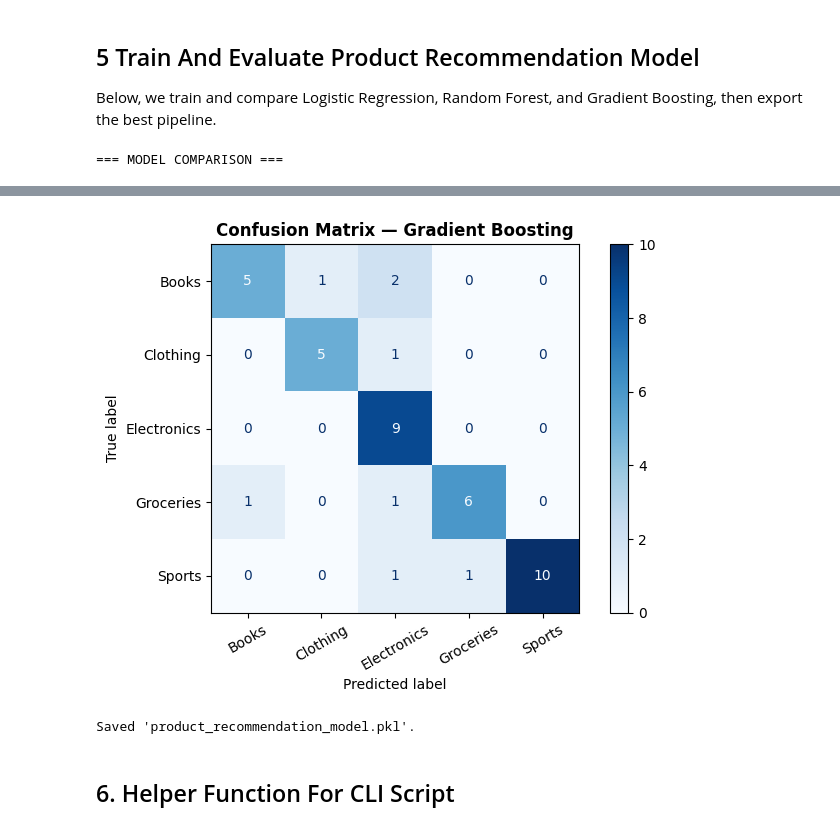
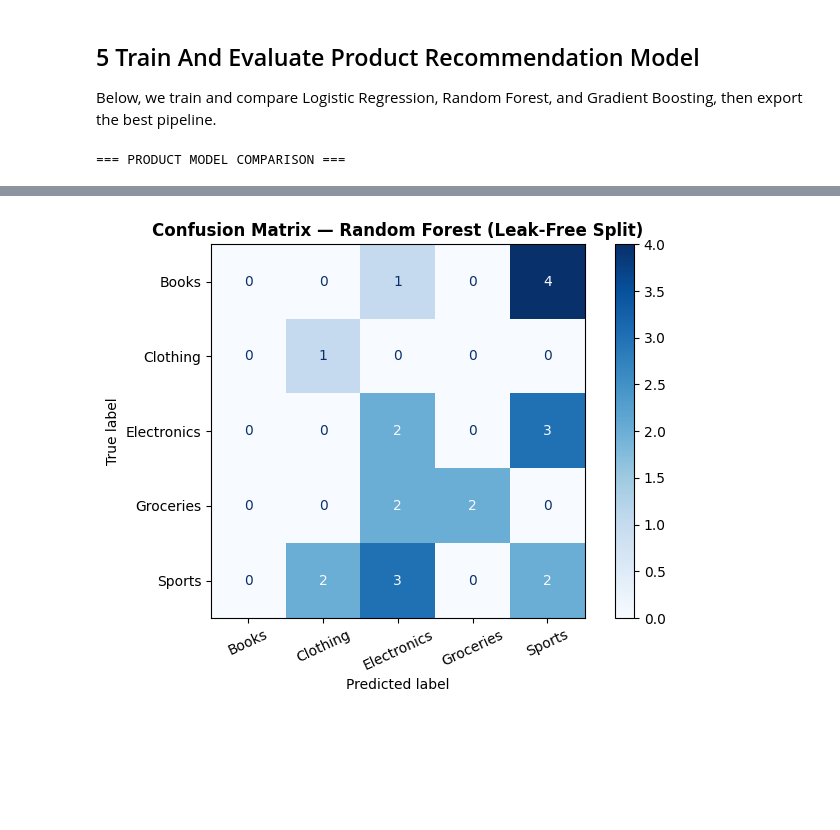
Before and after one commit to N-Maurice/multimodal_authentication_preprocessing, a Jupyter notebook: notebooks/01_product_recommendation.ipynb, the cells around one changed output, grey strips where cells are left out. Drawn from its saved outputs; the diff is of its cells as text; code cells hidden in the pictures; blank space fills up the shorter version.

Commit message:
modified notebook to fix data leakage issues.

```diff
--- a/notebooks/01_product_recommendation.ipynb
+++ b/notebooks/01_product_recommendation.ipynb
@@ -268,19 +274,14 @@ Saved engineered dataset to 'merged_customer_data.csv' with shape: (213, 22)
 ## 5 Train And Evaluate Product Recommendation Model
 Below, we train and compare Logistic Regression, Random Forest, and Gradient Boosting, then export the best pipeline.
 # %%
-# 1. Define Target (product_category) and Features
-target_col = 'product_category'
-drop_cols = [target_col, 'customer_id', 'transaction_id', 'purchase_date']
-feature_cols = [c for c in fe_df.columns if c not in drop_cols]
+X_train = train_df[feature_cols]
+y_train = train_df[target_col].astype(str)
 
-X = fe_df[feature_cols]
-y_raw = fe_df[target_col]
+X_test = test_df[feature_cols]
+y_test = test_df[target_col].astype(str)
 
-label_encoder = LabelEncoder()
-y = label_encoder.fit_transform(y_raw)
-
-num_features = X.select_dtypes(include=[np.number]).columns.tolist()
-cat_features = X.select_dtypes(include=['object', 'category']).columns.tolist()
+num_features = X_train.select_dtypes(include=[np.number]).columns.tolist()
+cat_features = X_train.select_dtypes(include=['object', 'category']).columns.tolist()
 
 preprocessor = ColumnTransformer(
     transformers=[
@@ -289,31 +290,12 @@ preprocessor = ColumnTransformer(
     ]
 )
 
-# Stratified train-test split (80% train, 20% test)
-X_train, X_test, y_train, y_test = train_test_split(
-    X, y, test_size=0.2, random_state=42, stratify=y
-)
-
-# 2. Define models
 models = {
-    'Logistic Regression': LogisticRegression(
-        max_iter=1000,
-        random_state=42
-    ),
-    'Random Forest': RandomForestClassifier(
-        n_estimators=200,
-        max_depth=12,
-        random_state=42
-    ),
-    'Gradient Boosting': GradientBoostingClassifier(
-        n_estimators=150,
-        learning_rate=0.05,
-        max_depth=5,
-        random_state=42
-    )
+    'Logistic Regression': LogisticRegression(max_iter=1000, random_state=42),
+    'Random Forest': RandomForestClassifier(n_estimators=200, max_depth=6, random_state=42),
+    'Gradient Boosting': GradientBoostingClassifier(n_estimators=100, learning_rate=0.05, max_depth=3, random_state=42)
 }
 
-# 3. Train, Evaluate (accuracy, F1-Score, Log Loss)
 results = []
 trained_pipelines = {}
 
@@ -328,50 +310,43 @@ for name, clf in models.items():
     y_prob = pipe.predict_proba(X_test)
 
     acc = accuracy_score(y_test, y_pred)
-    f1 = f1_score(y_test, y_pred, average='weighted')
-    loss = log_loss(y_test, y_prob)
+    f1 = f1_score(y_test, y_pred, average='weighted', zero_division=0)
+    loss = log_loss(y_test, y_prob, labels=pipe.classes_)
 
     results.append({
         'Model': name,
         'Accuracy': round(acc, 4),
+        'Random Chance Baseline': 0.2000,
         'Weighted F1-Score': round(f1, 4),
         'Log Loss': round(loss, 4)
     })
     trained_pipelines[name] = pipe
 
-results_df = pd.DataFrame(results).sort_values(by='Weighted F1-Score', ascending=False)
-print("=== MODEL COMPARISON ===")
+results_df = pd.DataFrame(results).sort_values(by='Log Loss', ascending=True)
+print("=== PRODUCT MODEL COMPARISON ===")
 display(results_df)
 
-# 4. Select best model
+# Select model with lowest Log Loss / best generalization
 best_model_name = results_df.iloc[0]['Model']
 best_pipeline = trained_pipelines[best_model_name]
 best_preds = best_pipeline.predict(X_test)
 
-print(f"\nBest Performing Model: {best_model_name}")
-print("\nDetailed Report:")
-print(classification_report(y_test, best_preds, target_names=label_encoder.classes_))
+print(f"\nSelected Model: {best_model_name}")
+print("\nClassification Report on Held-Out Test Set:")
+print(classification_report(y_test, best_preds, zero_division=0))
 
 fig, ax = plt.subplots(figsize=(7, 5))
 ConfusionMatrixDisplay.from_predictions(
     y_test,
     best_preds,
-    display_labels=label_encoder.classes_,
+    display_labels=best_pipeline.classes_,
     cmap='Blues',
-    xticks_rotation=30,
+    xticks_rotation=25,
     ax=ax
 )
-ax.set_title(f'Confusion Matrix — {best_model_name}', fontweight='bold')
+ax.set_title(f'Confusion Matrix — {best_model_name} (Leak-Free Split)', fontweight='bold')
 plt.grid(False)
 plt.tight_layout()
 plt.show()
-
-# 5. Save model
-joblib.dump({
-    'pipeline': best_pipeline,
-    'label_encoder': label_encoder,
-    'feature_cols': feature_cols
-}, 'product_recommendation_model.pkl')
-print("Saved 'product_recommendation_model.pkl'.")
 # %% [output]
-=== MODEL COMPARISON ===
+=== PRODUCT MODEL COMPARISON ===
@@ -396,4 +371 @@ weighted avg       0.84      0.81      0.82        43
-[figure, old version]
+[figure, new version]
-Saved 'product_recommendation_model.pkl'.
-# %% [markdown]
-## 6. Helper Function For CLI Script
```
Also changed, not shown: parts of 12 cells of this notebook.
